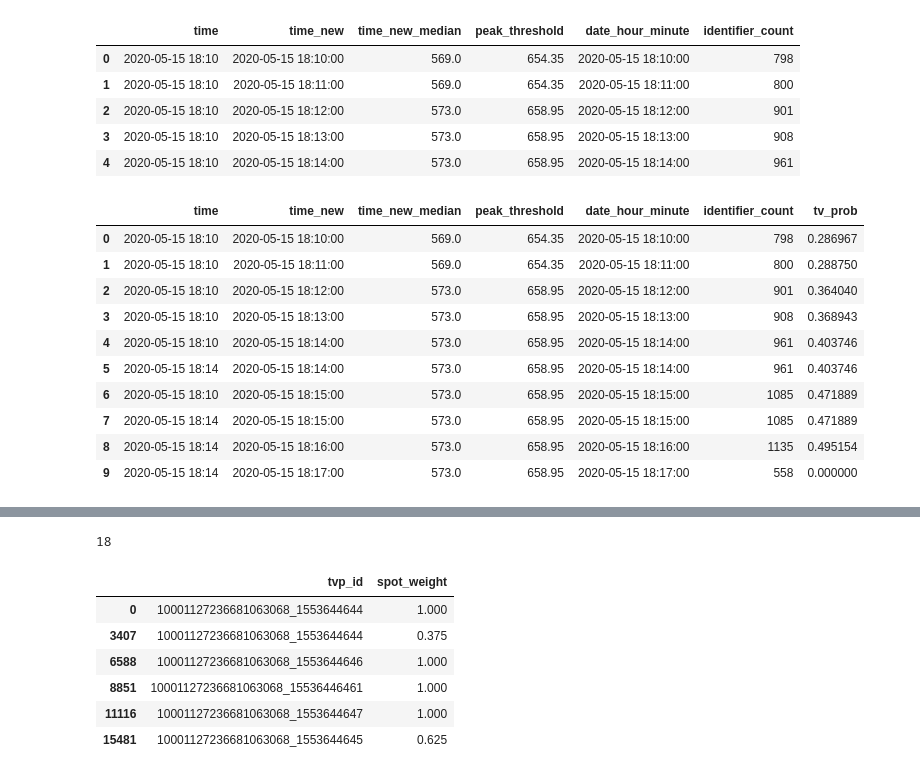
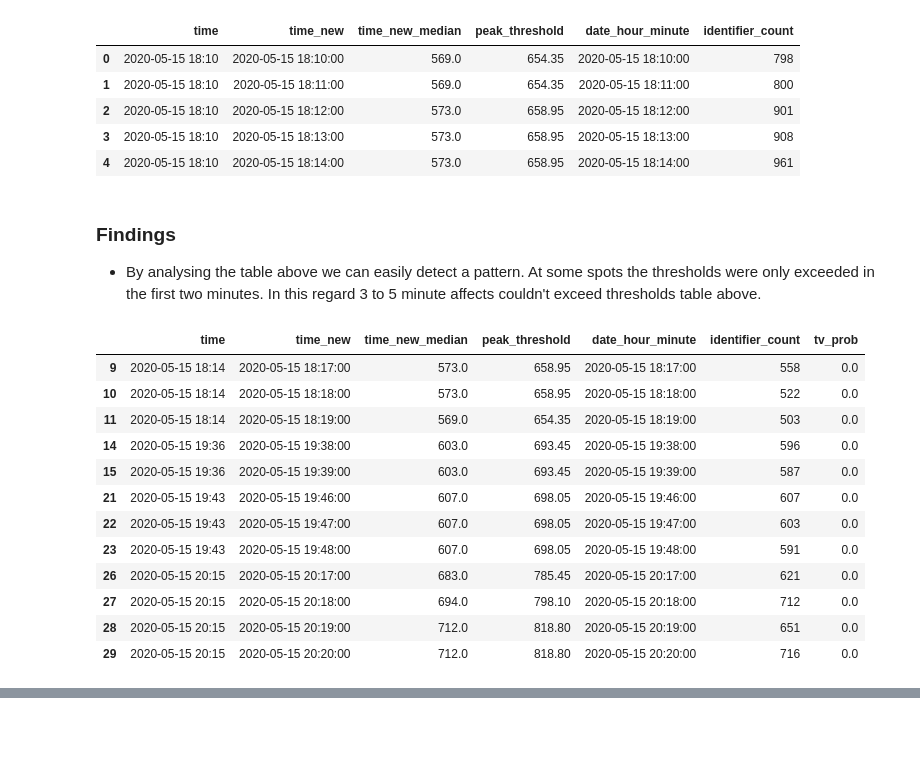
Before and after one commit to ElifKarakutukDinc/e-commerce_tv_spot_attribution_analysis, a Jupyter notebook: TV_Probability.ipynb, the cells around one changed output, grey strips where cells are left out. Saved outputs shown, nothing was run; the diff lists cells and outputs as text; code cells hidden in the pictures; blank space fills up the shorter version.

```diff
--- a/TV_Probability.ipynb
+++ b/TV_Probability.ipynb
@@ -425,17 +411,24 @@ threshold_control["tv_prob"] = np.where(
     / threshold_control["identifier_count"],
     0,
 )
-# %%
-threshold_control.head(10)
-# %% [output]
-|  | time | time_new | time_new_median | peak_threshold | date_hour_minute | identifier_count | tv_prob |
-| 0 | 2020-05-15 18:10 | 2020-05-15 18:10:00 | 569.0 | 654.35 | 2020-05-15 18:10:00 | 798 | 0.286967 |
-| 1 | 2020-05-15 18:10 | 2020-05-15 18:11:00 | 569.0 | 654.35 | 2020-05-15 18:11:00 | 800 | 0.288750 |
-| 2 | 2020-05-15 18:10 | 2020-05-15 18:12:00 | 573.0 | 658.95 | 2020-05-15 18:12:00 | 901 | 0.364040 |
-| 3 | 2020-05-15 18:10 | 2020-05-15 18:13:00 | 573.0 | 658.95 | 2020-05-15 18:13:00 | 908 | 0.368943 |
-| 4 | 2020-05-15 18:10 | 2020-05-15 18:14:00 | 573.0 | 658.95 | 2020-05-15 18:14:00 | 961 | 0.403746 |
-| 5 | 2020-05-15 18:14 | 2020-05-15 18:14:00 | 573.0 | 658.95 | 2020-05-15 18:14:00 | 961 | 0.403746 |
-| 6 | 2020-05-15 18:10 | 2020-05-15 18:15:00 | 573.0 | 658.95 | 2020-05-15 18:15:00 | 1085 | 0.471889 |
-| 7 | 2020-05-15 18:14 | 2020-05-15 18:15:00 | 573.0 | 658.95 | 2020-05-15 18:15:00 | 1085 | 0.471889 |
-| 8 | 2020-05-15 18:14 | 2020-05-15 18:16:00 | 573.0 | 658.95 | 2020-05-15 18:16:00 | 1135 | 0.495154 |
-| 9 | 2020-05-15 18:14 | 2020-05-15 18:17:00 | 573.0 | 658.95 | 2020-05-15 18:17:00 | 558 | 0.000000 |
+# %% [markdown]
+### Findings
+
+* By analysing the table above we can easily detect a pattern. At some spots the thresholds were only exceeded in the first two minutes. In this regard 3 to 5 minute affects couldn't exceed thresholds table above.
+# %%
+# events below couldn't pass the thresholds
+threshold_control[threshold_control["tv_prob"] == 0]
+# %% [output]
+|  | time | time_new | time_new_median | peak_threshold | date_hour_minute | identifier_count | tv_prob |
+| 9 | 2020-05-15 18:14 | 2020-05-15 18:17:00 | 573.0 | 658.95 | 2020-05-15 18:17:00 | 558 | 0.0 |
+| 10 | 2020-05-15 18:14 | 2020-05-15 18:18:00 | 573.0 | 658.95 | 2020-05-15 18:18:00 | 522 | 0.0 |
+| 11 | 2020-05-15 18:14 | 2020-05-15 18:19:00 | 569.0 | 654.35 | 2020-05-15 18:19:00 | 503 | 0.0 |
+| 14 | 2020-05-15 19:36 | 2020-05-15 19:38:00 | 603.0 | 693.45 | 2020-05-15 19:38:00 | 596 | 0.0 |
+| 15 | 2020-05-15 19:36 | 2020-05-15 19:39:00 | 603.0 | 693.45 | 2020-05-15 19:39:00 | 587 | 0.0 |
+| 21 | 2020-05-15 19:43 | 2020-05-15 19:46:00 | 607.0 | 698.05 | 2020-05-15 19:46:00 | 607 | 0.0 |
+| 22 | 2020-05-15 19:43 | 2020-05-15 19:47:00 | 607.0 | 698.05 | 2020-05-15 19:47:00 | 603 | 0.0 |
+| 23 | 2020-05-15 19:43 | 2020-05-15 19:48:00 | 607.0 | 698.05 | 2020-05-15 19:48:00 | 591 | 0.0 |
+| 26 | 2020-05-15 20:15 | 2020-05-15 20:17:00 | 683.0 | 785.45 | 2020-05-15 20:17:00 | 621 | 0.0 |
+| 27 | 2020-05-15 20:15 | 2020-05-15 20:18:00 | 694.0 | 798.10 | 2020-05-15 20:18:00 | 712 | 0.0 |
+| 28 | 2020-05-15 20:15 | 2020-05-15 20:19:00 | 712.0 | 818.80 | 2020-05-15 20:19:00 | 651 | 0.0 |
+| 29 | 2020-05-15 20:15 | 2020-05-15 20:20:00 | 712.0 | 818.80 | 2020-05-15 20:20:00 | 716 | 0.0 |
@@ -481,17 +477,3 @@ final_df = pd.merge(
         "time_new_median": "visit_median",
     }
 )
-# %%
-final_df[final_df["tv_prob"] > 0].shape[0]
-# %% [output]
-18
-# %%
-tv_visits_match_df[["tvp_id", "spot_weight"]].drop_duplicates()
-# %% [output]
-|  | tvp_id | spot_weight |
-| 0 | 10001127236681063068_1553644644 | 1.000 |
-| 3407 | 10001127236681063068_1553644644 | 0.375 |
-| 6588 | 10001127236681063068_1553644646 | 1.000 |
-| 8851 | 10001127236681063068_15536446461 | 1.000 |
-| 11116 | 10001127236681063068_1553644647 | 1.000 |
-| 15481 | 10001127236681063068_1553644645 | 0.625 |
```
Also changed, not shown: parts of 20 cells of this notebook.
